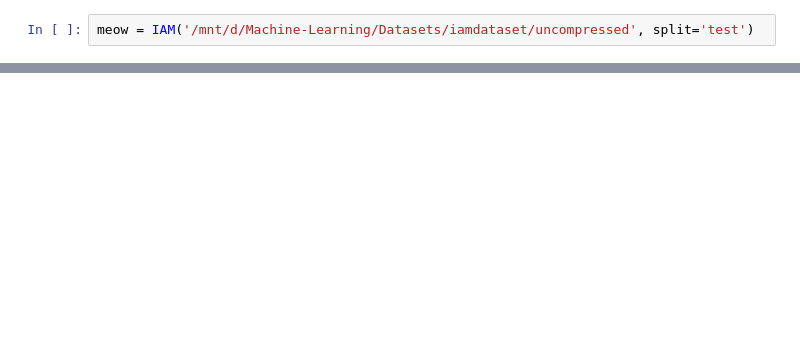
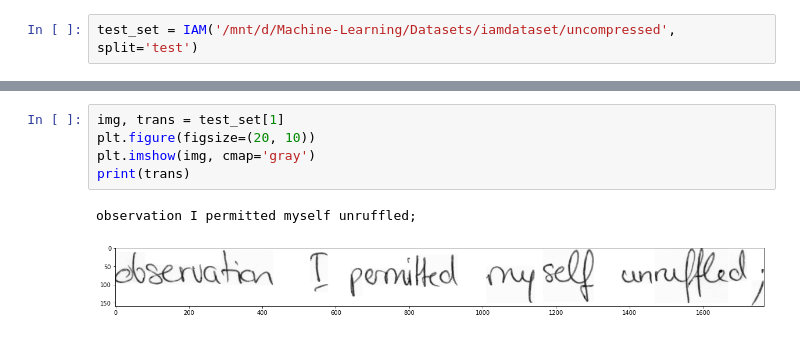
Before and after one commit to git22abhishek/pytorchHTR, a Jupyter notebook: experiment.ipynb, the cells around one changed output, grey strips where cells are left out. Cells and saved outputs as stored; diff of their text form; blank space fills up the shorter version.

Commit message:
Dataset fixes

```diff
--- a/experiment.ipynb
+++ b/experiment.ipynb
@@ -3,3 +8,3 @@ from dataset import IAM
 # %%
-meow = IAM('/mnt/d/Machine-Learning/Datasets/iamdataset/uncompressed', split='test')
+test_set = IAM('/mnt/d/Machine-Learning/Datasets/iamdataset/uncompressed', split='test')
 # %%
@@ -29,0 +63,8 @@ chars
+# %%
+img, trans = test_set[1]
+plt.figure(figsize=(20, 10))
+plt.imshow(img, cmap='gray')
+print(trans)
+# %% [output]
+observation I permitted myself unruffled;
+[figure, added]
```
Also changed, not shown: parts of 21 cells of this notebook, 3 other files.
